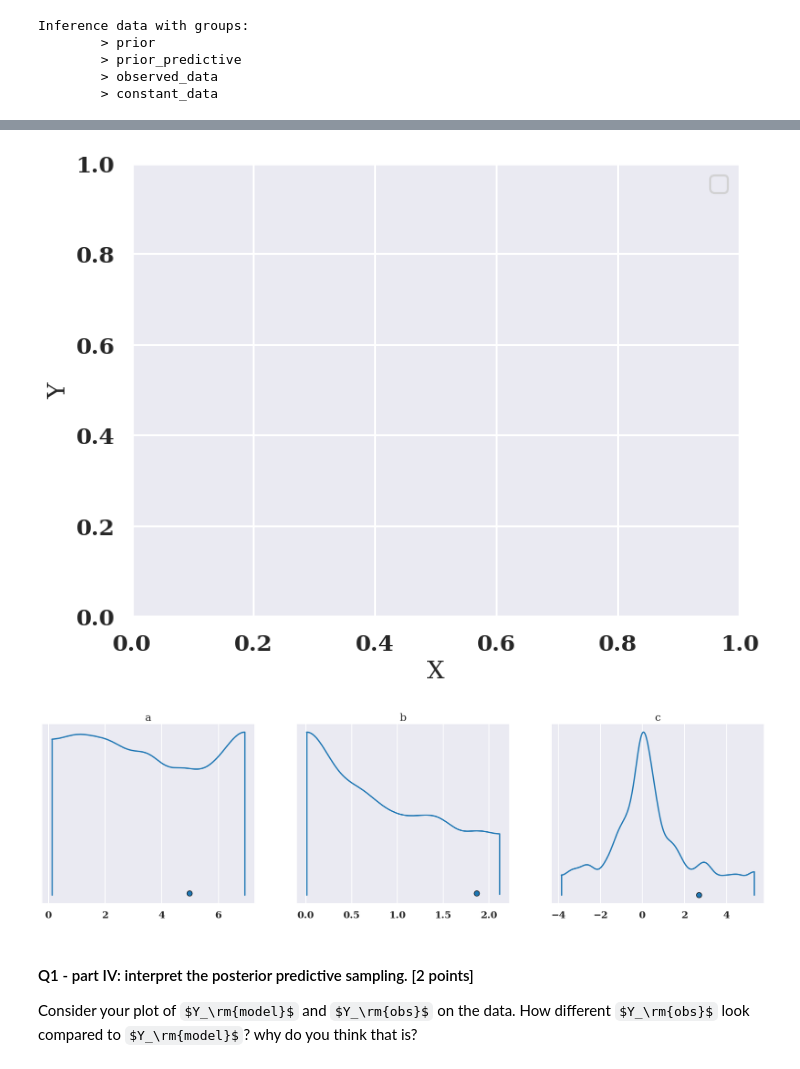
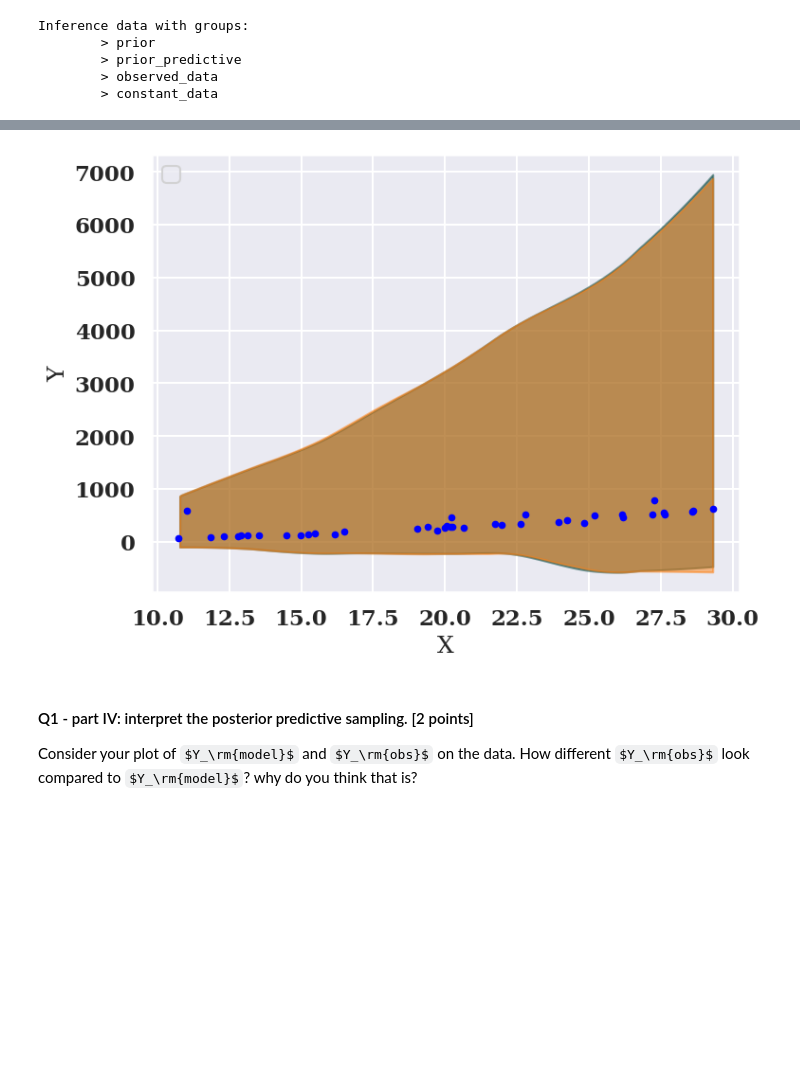
Before and after one commit to bee-undercover/openmp-GOL, a Jupyter notebook: Assignment/Assignment.ipynb, the cells around one changed output, grey strips where cells are left out. Saved outputs shown, nothing was run; the diff lists cells and outputs as text; code cells hidden in the pictures; some formulas as TeX source; blank space fills up the shorter version.

```diff
--- a/Assignment/Assignment.ipynb
+++ b/Assignment/Assignment.ipynb
@@ -178,21 +188,31 @@ array([[<Axes: ylabel='a'>, <Axes: >, <Axes: >],
 # %%
 # <your turn>
 # c: Visualize 68% HDI of  𝑌model  and  𝑌obs  on top of your data.
 
+
 fig = plt.figure(figsize=(8, 6))
 ax = fig.add_subplot(1, 1, 1)
-# az.plot_hdi(q1_sample_prior_predictive, hdi_prob=0.95, point_estimate='median')
-az.plot_density(q1_sample_prior_predictive,group="prior",var_names=["a","b","c"],hdi_prob=0.68)
+ax.errorbar(x=DATA['x'],
+            yerr=DATA['sigma_obs'],
+            y=DATA['y_obs'],
+            fmt='.b', elinewidth=0.5)
 
+az.plot_hdi(q1_sample_prior_predictive.constant_data['x'],q1_sample_prior_predictive.prior['Y_model'],hdi_prob=0.68,fill_kwargs={'color':colorset[2]})
+az.plot_hdi(q1_sample_prior_predictive.constant_data['x'],q1_sample_prior_predictive.prior_predictive['Y_obs'],hdi_prob=0.68)
 ax.legend()
 
 
 # Plot cosmetics
 ax.set_xlabel('X')
 ax.set_ylabel('Y');
+
+# az.plot_hdi(regression_mcmc_sample.constant_data['x'],
+#             regression_mcmc_sample.posterior['Y_model'],
+#             hdi_prob=0.99,
+#             fill_kwargs={'label':r'$Y_{\rm{model}}$ 99% HDI'}
+#            )
 # %% [output]
-[figure, old version]
+[figure, new version]
-[figure, removed]
 # %% [markdown]
 #### Q1 - part IV: interpret the posterior predictive sampling. [2 points]
 
```
Also changed, not shown: parts of 2 cells of this notebook.
